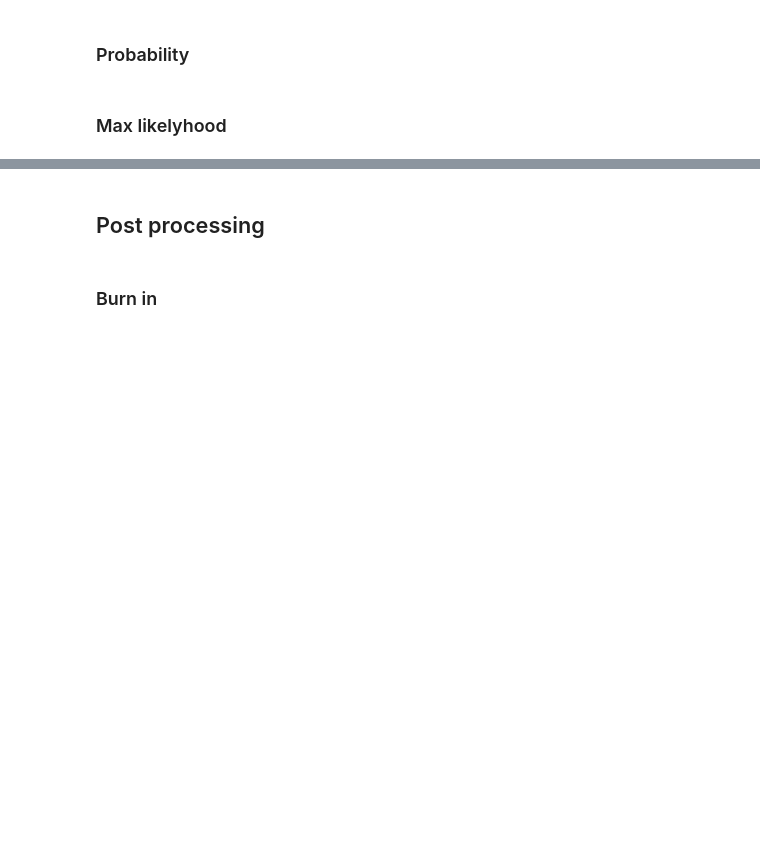
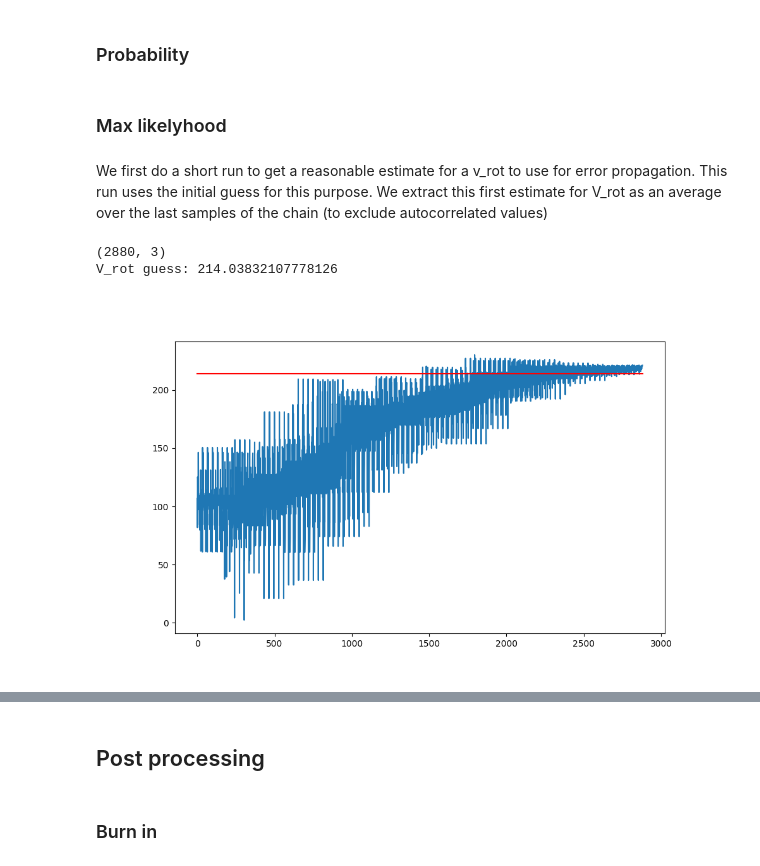
Before and after one commit to Lvetto/modellizzazione_dati, a Jupyter notebook: Gaia.ipynb, the cells around one changed output, grey strips where cells are left out. Saved outputs shown, nothing was run; the diff lists cells and outputs as text; code cells hidden in the pictures; blank space fills up the shorter version.

```diff
--- a/Gaia.ipynb
+++ b/Gaia.ipynb
@@ -207,14 +243,38 @@ def log_probability(theta, V_rad, l, d, v_rad_error, parallax_error):
 # %% [markdown]
 ### Max likelyhood
+# %% [markdown]
+We first do a short run to get a reasonable estimate for a v_rot to use for error propagation. This run uses the initial guess for this purpose.
+We extract this first estimate for V_rot as an average over the last samples of the chain (to exclude autocorrelated values)
 # %%
 # initial guess for the parameters
 # we set some reasonable start values (well inside the prior bounds), then add some random noise to create the initial positions of the walkers
-p0 = [100.0, 0.5, 10, 10] # initial guess for the parameters
-pos = p0 + np.array([10.0, 0.2, 5.0, 5.0]) * np.random.randn(40, 4)   # 40 walkers, 4 parameters (V_rot, f, U0, V0)
+p0 = [100.0, 10, 10] # initial guess for the parameters
+pos = p0 + np.array([10.0, 5.0, 5.0]) * np.random.randn(32, 3)   # 32 walkers, 3 parameters (V_rot, U0, V0)
 
 # number of walkers and dimensions can be inferred from the shape of the pos array
 nwal, dim = pos.shape
-num_iters = 4000
+num_iters_prev = 100    # used for the initial guess for V_rot
+num_iters = 5000    # min 3000 step for autocorrelation
 
-sampler = emcee.EnsembleSampler(nwal, dim, log_probability, args=(radial_velocity, l_rad, d_from_sun, radial_velocity_error, parallax_error))
-sampler.run_mcmc(pos, num_iters, progress=True)
+sampler_prev = emcee.EnsembleSampler(nwal, dim, log_probability_vect, args=(radial_velocity, l_rad, d_from_sun, radial_velocity_error, parallax_error, p0[0]), vectorize=True)
+sampler_prev.run_mcmc(pos, num_iters_prev, progress=True)
+
+prev_samples = sampler_prev.get_chain(discard=10, thin=1, flat=True)
+
+v_rot_prev_samples = prev_samples[:, 0]
+v_rot_prev_samples = v_rot_prev_samples[-1000:]
+v_rot_guess = np.mean(v_rot_prev_samples)
+
+print(prev_samples.shape)
+print(f"V_rot guess: {v_rot_guess}")
+
+plt.figure(figsize=(10, 6))
+plt.plot(prev_samples[:, 0], zorder=1)
+
+plt.plot([0, len(prev_samples)], [v_rot_guess, v_rot_guess], label='V_rot guess', zorder=2, color='red')
+
+plt.show()
+# %% [output]
+(2880, 3)
+V_rot guess: 214.03832107778126
+[figure, added]
```
Also changed, not shown: parts of 12 cells of this notebook, 15 other files.
